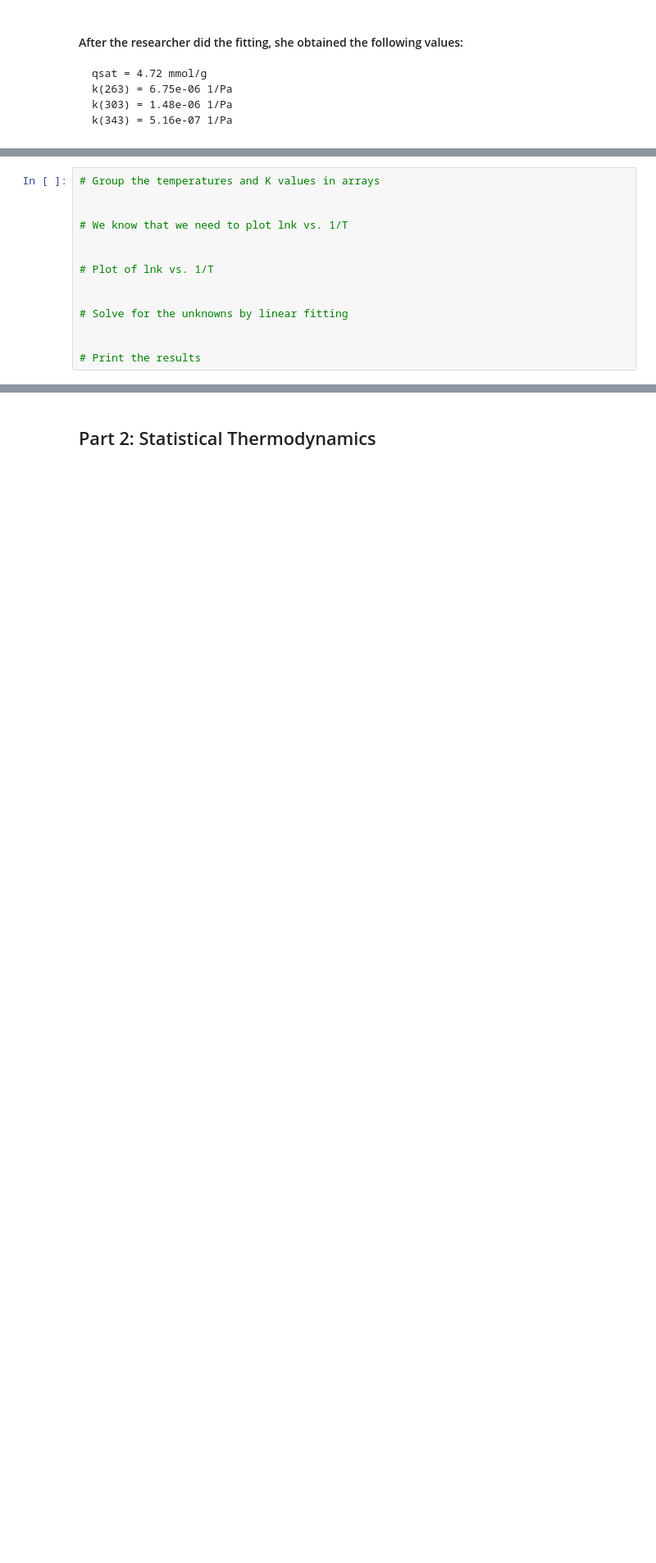
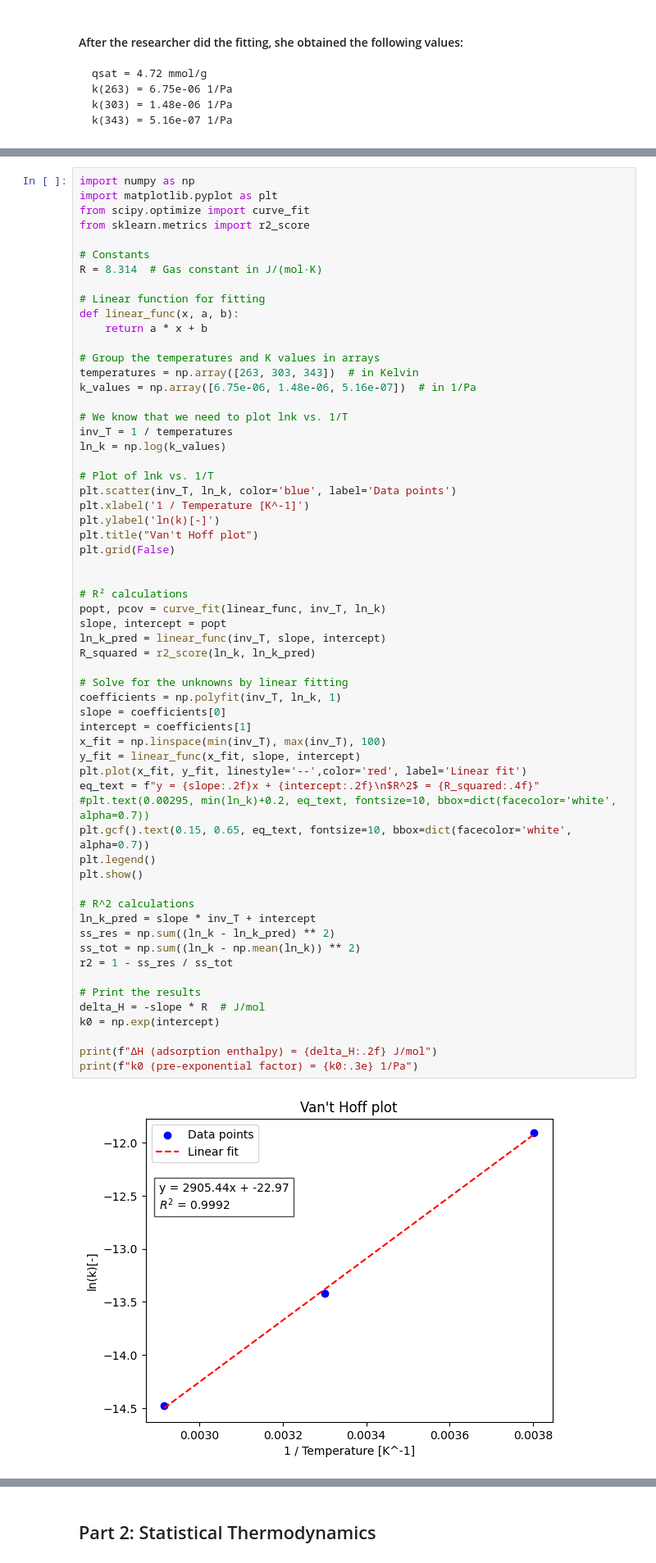
Before and after one commit to lombardlea/Projet1_modelinglab, a Jupyter notebook: GroupF_Block2_assignment1.ipynb, the cells around one changed output, grey strips where cells are left out. Shown at 82% size. Drawn from its saved outputs; the diff is of its cells as text; blank space fills up the shorter version.

```diff
--- a/GroupF_Block2_assignment1.ipynb
+++ b/GroupF_Block2_assignment1.ipynb
@@ -46,14 +81,62 @@ From this equation we can see that the Henry’s coefficient decreases exponenti
 # %%
+import numpy as np
+import matplotlib.pyplot as plt
+from scipy.optimize import curve_fit
+from sklearn.metrics import r2_score
+
+# Constants
+R = 8.314  # Gas constant in J/(mol·K)
+
+# Linear function for fitting
+def linear_func(x, a, b):
+    return a * x + b
+
 # Group the temperatures and K values in arrays
+temperatures = np.array([263, 303, 343])  # in Kelvin
+k_values = np.array([6.75e-06, 1.48e-06, 5.16e-07])  # in 1/Pa
+
+# We know that we need to plot lnk vs. 1/T
+inv_T = 1 / temperatures
+ln_k = np.log(k_values)
+
+# Plot of lnk vs. 1/T
+plt.scatter(inv_T, ln_k, color='blue', label='Data points')
+plt.xlabel('1 / Temperature [K^-1]')
+plt.ylabel('ln(k)[-]')
+plt.title("Van't Hoff plot")
+plt.grid(False)
 
 
-# We know that we need to plot lnk vs. 1/T
-
-
-# Plot of lnk vs. 1/T
-
+# R² calculations
+popt, pcov = curve_fit(linear_func, inv_T, ln_k)
+slope, intercept = popt
+ln_k_pred = linear_func(inv_T, slope, intercept)
+R_squared = r2_score(ln_k, ln_k_pred)
 
 # Solve for the unknowns by linear fitting
+coefficients = np.polyfit(inv_T, ln_k, 1)
+slope = coefficients[0]
+intercept = coefficients[1]
+x_fit = np.linspace(min(inv_T), max(inv_T), 100)
+y_fit = linear_func(x_fit, slope, intercept)
+plt.plot(x_fit, y_fit, linestyle='--',color='red', label='Linear fit')
+eq_text = f"y = {slope:.2f}x + {intercept:.2f}\n$R^2$ = {R_squared:.4f}"
+#plt.text(0.00295, min(ln_k)+0.2, eq_text, fontsize=10, bbox=dict(facecolor='white', alpha=0.7))
+plt.gcf().text(0.15, 0.65, eq_text, fontsize=10, bbox=dict(facecolor='white', alpha=0.7))
+plt.legend()
+plt.show()
 
+# R^2 calculations
+ln_k_pred = slope * inv_T + intercept
+ss_res = np.sum((ln_k - ln_k_pred) ** 2)
+ss_tot = np.sum((ln_k - np.mean(ln_k)) ** 2)
+r2 = 1 - ss_res / ss_tot
 
 # Print the results
+delta_H = -slope * R  # J/mol
+k0 = np.exp(intercept)
+
+print(f"ΔH (adsorption enthalpy) = {delta_H:.2f} J/mol")
+print(f"k0 (pre-exponential factor) = {k0:.3e} 1/Pa")
+# %% [output]
+[figure, added]
```
Also changed, not shown: parts of 12 cells of this notebook.
